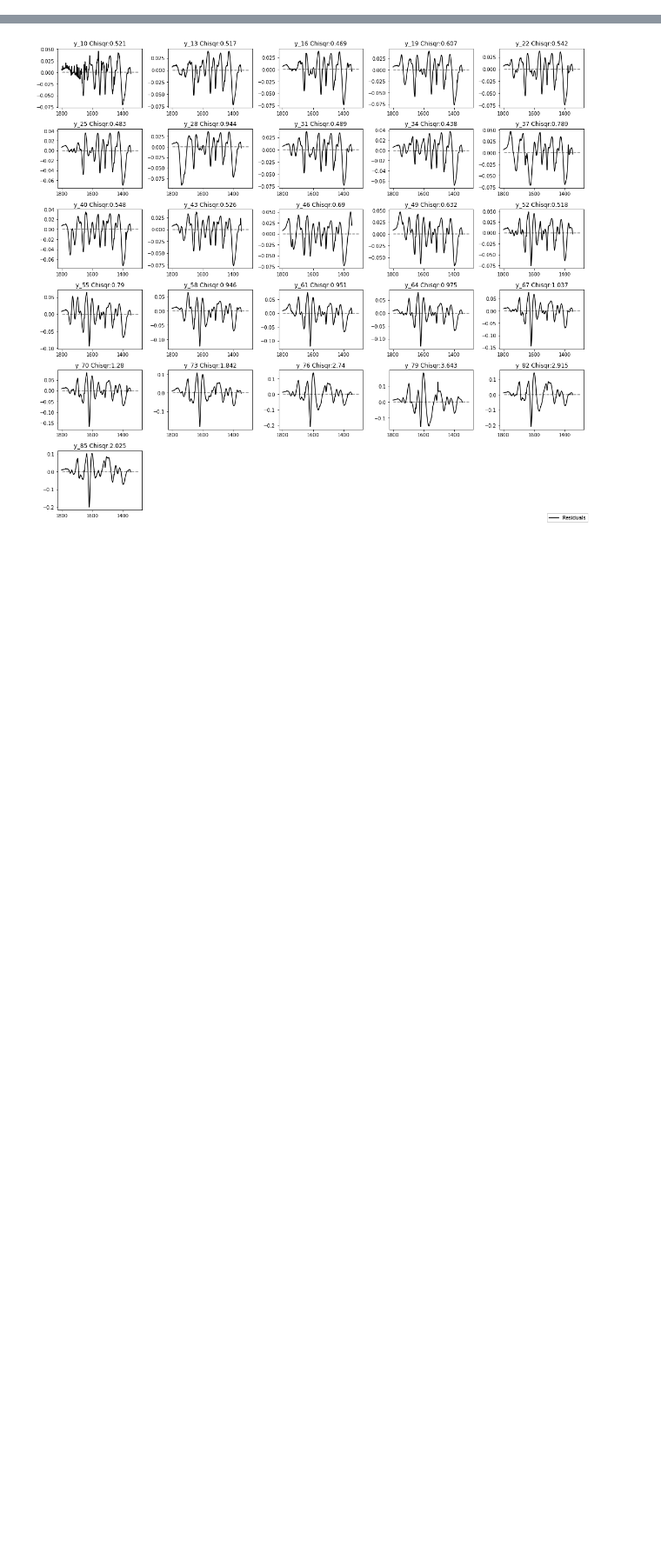
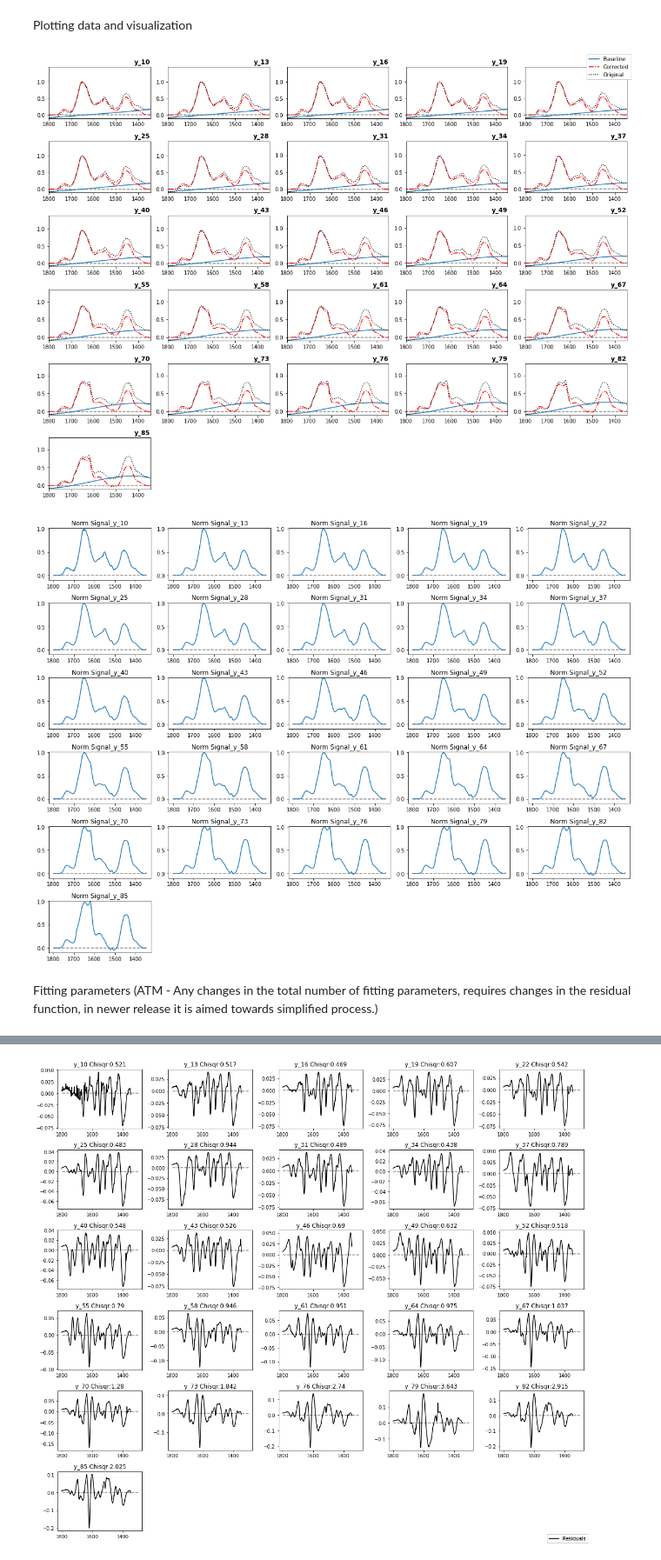
Before and after one commit to avrabyt/FTIR-fit, a Jupyter notebook: example_1.ipynb, the cells around one changed output, grey strips where cells are left out. Shown at 87% size. Saved outputs shown, nothing was run; the diff lists cells and outputs as text; code cells hidden in the pictures; blank space fills up the shorter version.

```diff
--- a/Examples/example_1.ipynb
+++ b/example_1.ipynb
@@ -16 +55,12 @@ normSpectra = norm_spectra(trim_data)
+# %% [markdown]
+Plotting data and visualization
+# %%
+plot_spectral_corrections(data,cor_spectra,bdata,roi)
+plot_norm_signals(normSpectra)
+plt.show()
+# %% [output]
+[figure, added]
+[figure, added]
+# %% [markdown]
+Fitting parameters (ATM - Any changes in the total number of fitting parameters, requires changes in the residual function, in newer release it is aimed towards simplified process.)
 # %%
```
Also changed, not shown: parts of 11 cells of this notebook, 1 other file.
